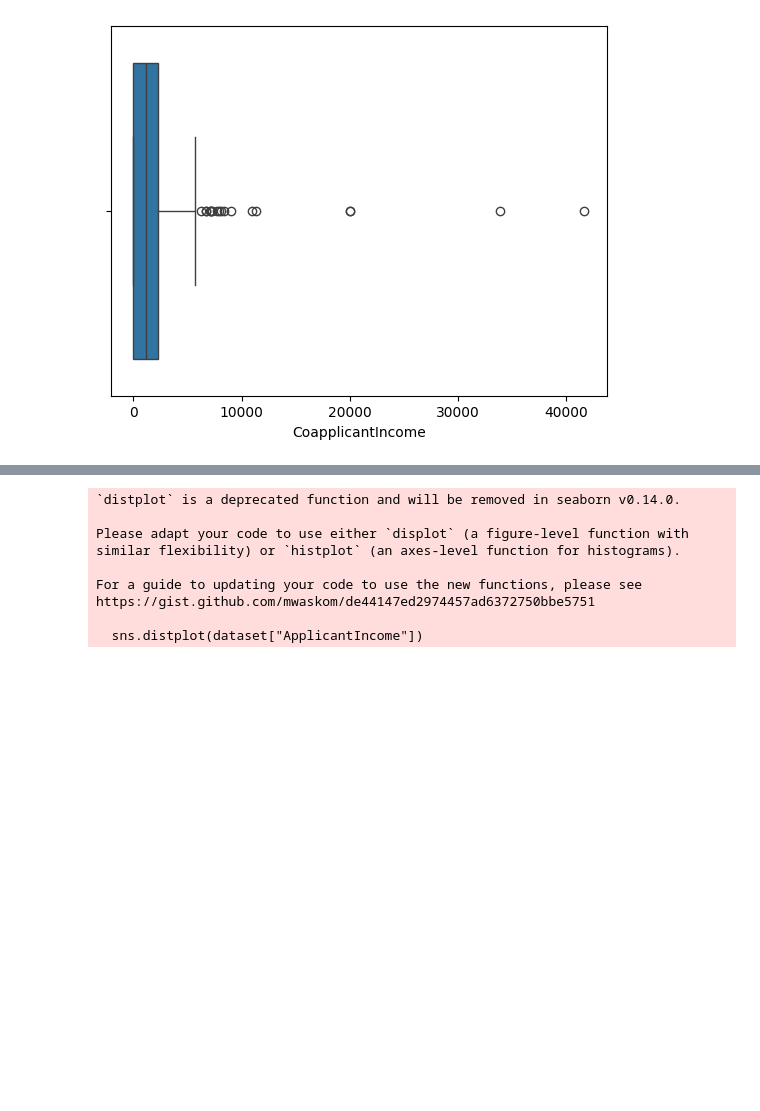
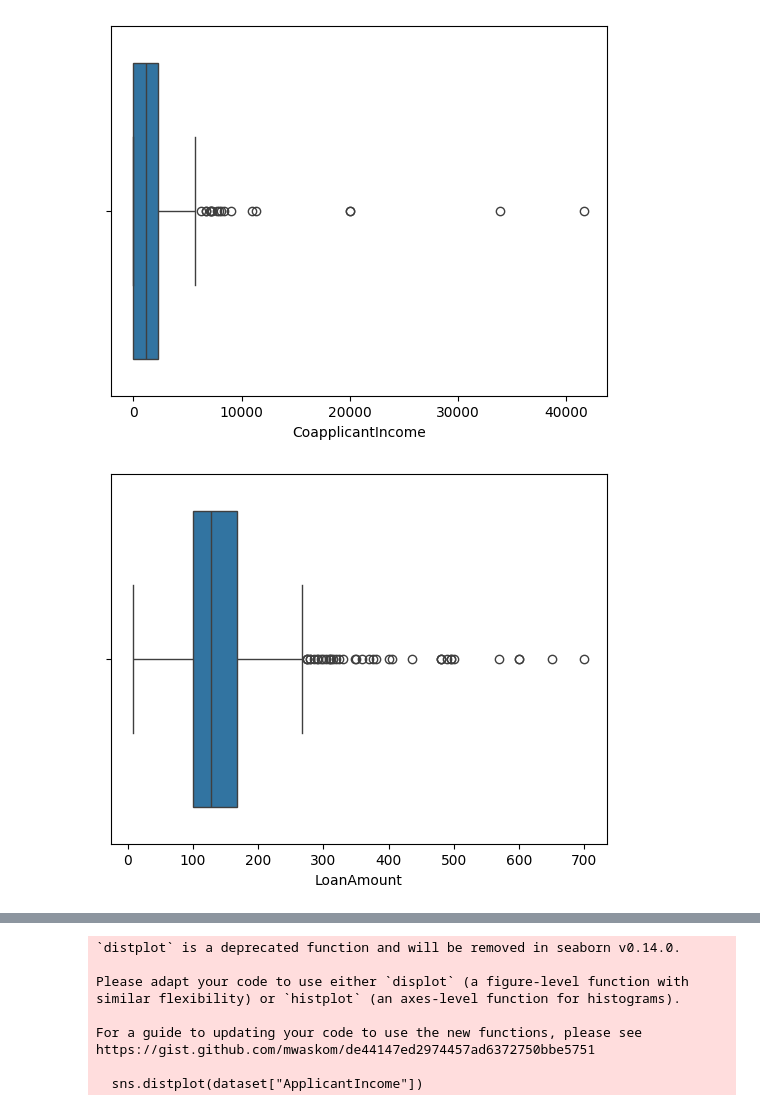
Before and after one commit to bhavsarsahil/Data_Anaylst_Practice, a Jupyter notebook: Data_Analyst_Practice/Data Cleanning Process/Outliers.ipynb, the cells around one changed output, grey strips where cells are left out. Drawn from its saved outputs; the diff is of its cells as text; code cells hidden in the pictures; blank space fills up the shorter version.

```diff
--- a/Data_Analyst_Practice/Data Cleanning Process/Outliers.ipynb
+++ b/Data_Analyst_Practice/Data Cleanning Process/Outliers.ipynb
@@ -53,3 +53,8 @@ sns.boxplot(x = "CoapplicantIncome", data=dataset)
 plt.show()
 # %% [output]
 [figure]
+# %%
+sns.boxplot(x = "LoanAmount", data=dataset)
+plt.show()
+# %% [output]
+[figure, added]
```
Also changed, not shown: parts of 17 cells of this notebook.
